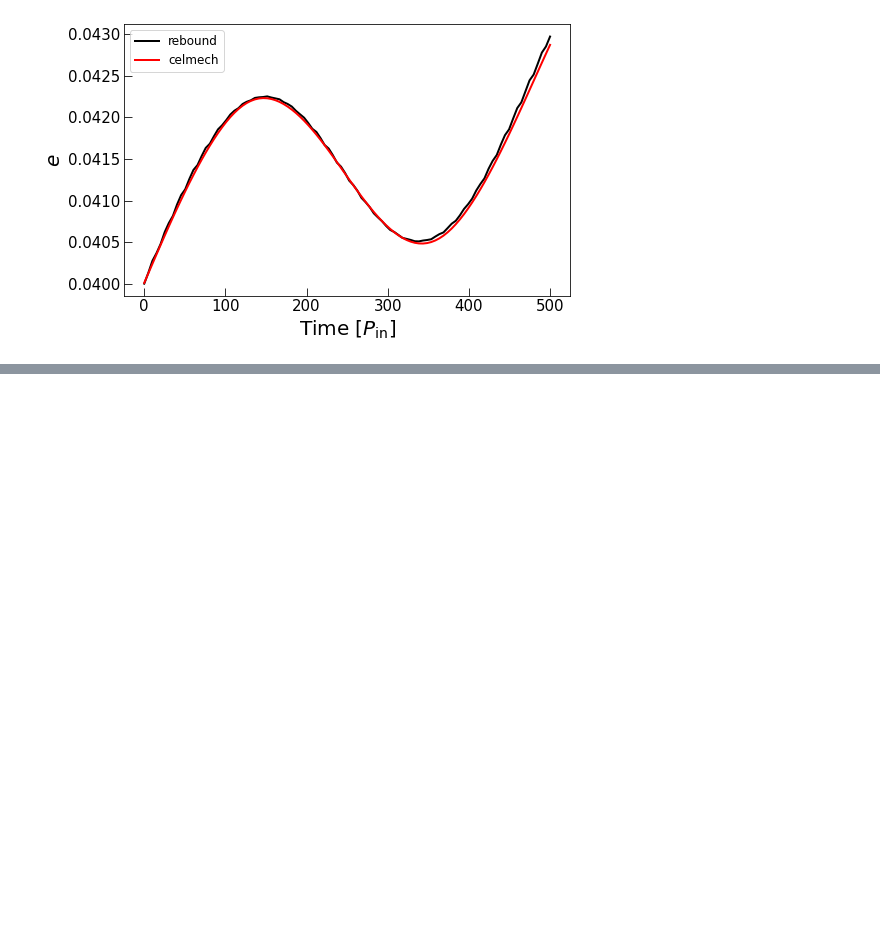
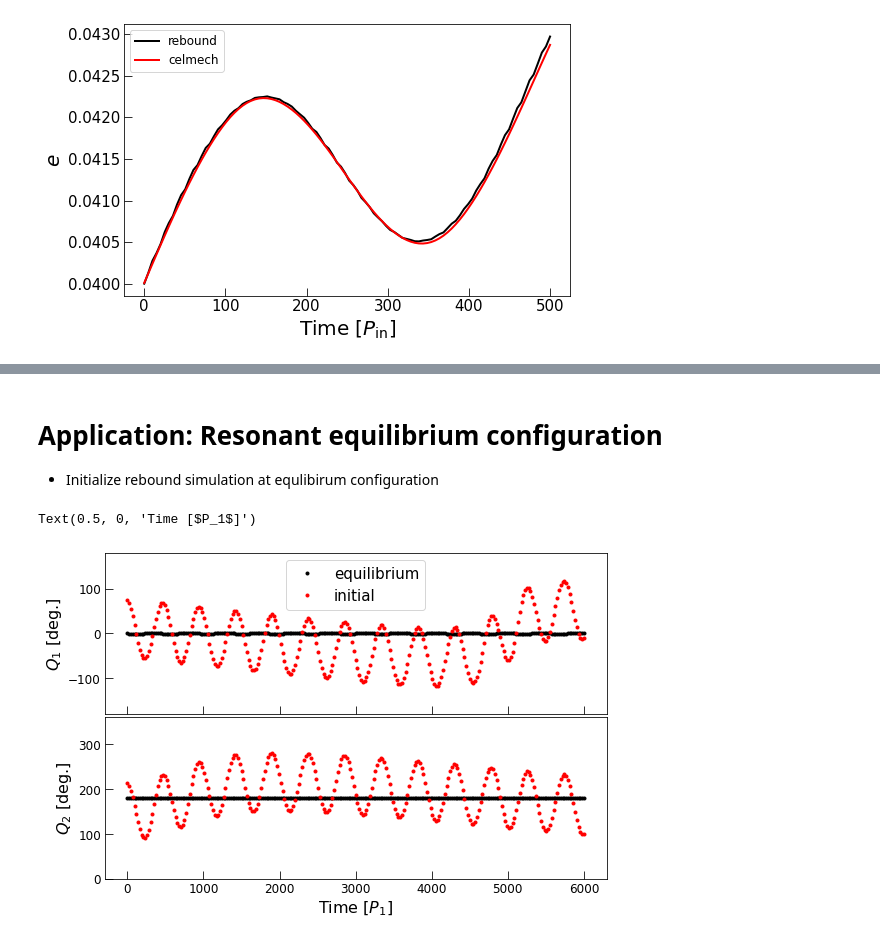
Before and after one commit to shadden/CelmechTutorial_SaoPauloState_Aug2022, a Jupyter notebook: CelmechTutorial_SaoPauloState_Aug2022.ipynb, the cells around one changed output, grey strips where cells are left out. Cells and saved outputs as stored; diff of their text form; code cells hidden in the pictures; blank space fills up the shorter version.

Commit message:
update resonance equilibrium example

```diff
--- a/CelmechTutorial_SaoPauloState_Aug2022.ipynb
+++ b/CelmechTutorial_SaoPauloState_Aug2022.ipynb
@@ -471,0 +485,3 @@ old_var_values = ct_composite.new_to_old_array(new_var_values)
+# %% [markdown]
+# Application: Resonant equilibrium configuration
+- Initialize rebound simulation at equlibirum configuration
@@ -471,0 +490,38 @@ old_var_values = ct_composite.new_to_old_array(new_var_values)
+# %%
+sim_no_eq = pvars.to_Simulation()
+sim_no_eq.t =0
+sim_eq.t = 0
+
+Tfin = 6e3 * sim_eq.particles[1].P
+Nout = 256
+sim_eq.automateSimulationArchive("eq_sim.sa",interval = Tfin/Nout,deletefile=True)
+sim_no_eq.automateSimulationArchive("no_eq_sim.sa",interval = Tfin/Nout,deletefile=True)
+sim_eq.integrate(Tfin)
+sim_no_eq.integrate(Tfin)
+
+from celmech.nbody_simulation_utilities import get_simarchive_integration_results
+
+results_eq = get_simarchive_integration_results("eq_sim.sa")
+results_no_eq = get_simarchive_integration_results("no_eq_sim.sa")
+# %%
+fig,ax = plt.subplots(2,1,figsize = (9,6),sharex=True)
+plt.subplots_adjust(hspace = 0.02)
+wrap2pi = lambda x: np.mod(x+np.pi,2*np.pi)-np.pi
+for name,col,results in zip(("equilibrium","initial"),("k","r"),[results_eq,results_no_eq]):
+    theta = np.array([-2,3]) @ results['l'] - results['pomega']
+    theta = wrap2pi(theta)
+    ax[0].plot(results['time'],180 * theta[0]/np.pi,'.',color=col,label=name)
+    ax[1].plot(results['time'],np.mod(180 * theta[1]/np.pi,360),'.',color=col)
+plt.sca(ax[0])
+plt.legend(fontsize=15)
+for a in ax:
+    plt.sca(a)
+    plt.tick_params(labelsize=12,direction='in',size=8)
+ax[0].set_ylim(-180,180)
+ax[1].set_ylim(0,360)
+ax[0].set_ylabel("$Q_1$ [deg.]",fontsize=16)
+ax[1].set_ylabel("$Q_2$ [deg.]",fontsize=16)
+ax[1].set_xlabel("Time [$P_1$]",fontsize=16)
+# %% [output]
+Text(0.5, 0, 'Time [$P_1$]')
+[figure, added]
```
Also changed, not shown: parts of 53 cells of this notebook.
